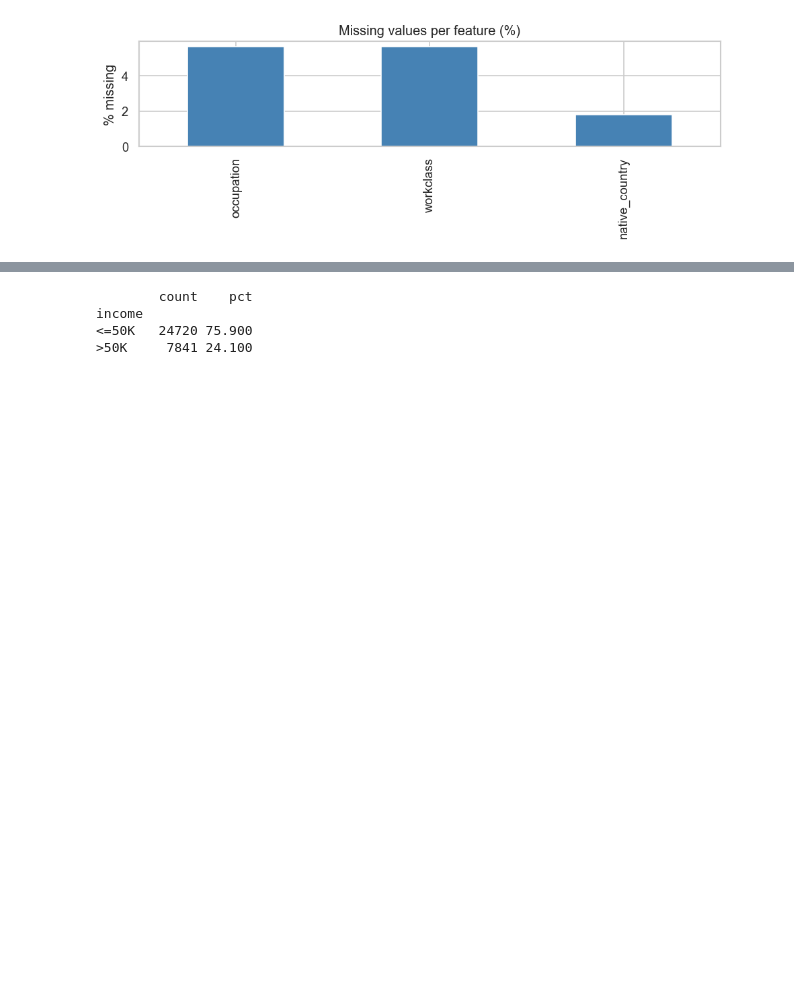
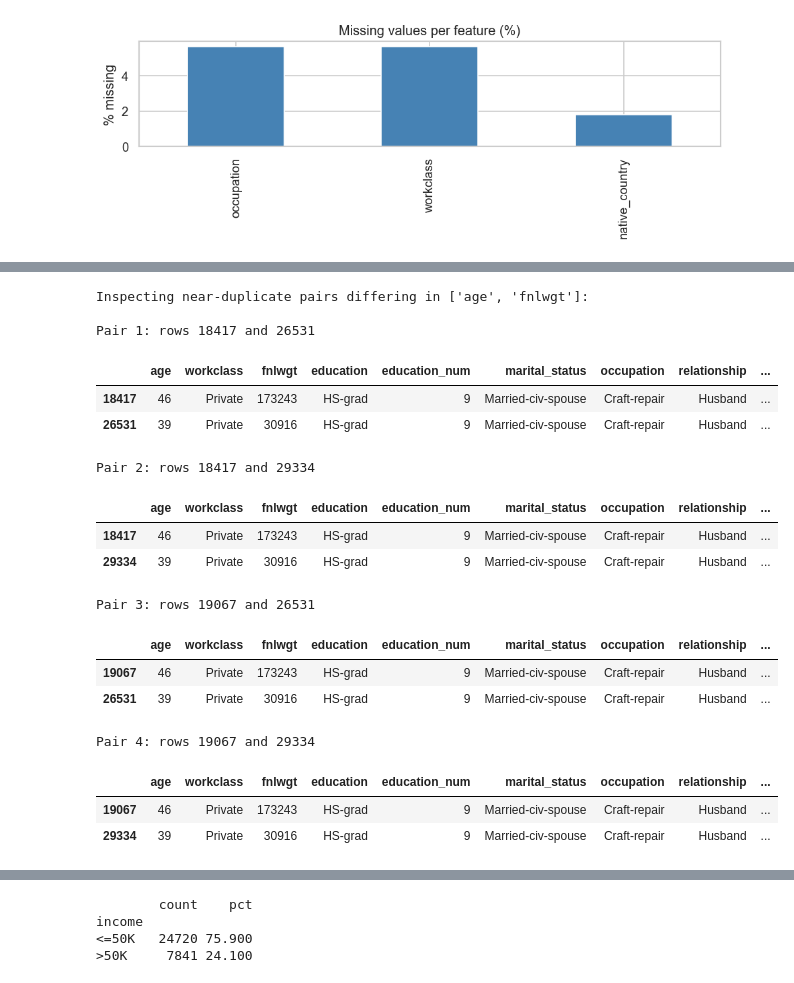
Before and after one commit to elisa-muller/ML-project, a Jupyter notebook: eda_adult_census.ipynb, the cells around one changed output, grey strips where cells are left out. Cells and saved outputs as stored; diff of their text form; code cells hidden in the pictures; blank space fills up the shorter version.

```diff
--- a/eda_adult_census.ipynb
+++ b/eda_adult_census.ipynb
@@ -138,0 +268,36 @@ plt.show()
+# %%
+# Duplicate check
+duplicate_count = df.duplicated().sum()
+print(f'Total duplicate rows: {duplicate_count}')
+if duplicate_count > 0:
+    duplicate_rows = df[df.duplicated(keep=False)].copy()
+
+    # Exact duplicate groups
+    exact_groups = duplicate_rows.groupby(list(df.columns), dropna=False).size()
+    exact_groups = exact_groups[exact_groups > 1]
+    if len(exact_groups) > 0:
+        print('\nExact duplicate groups:')
+        print(exact_groups.head(10))
+    else:
+        print('\nNo exact duplicate groups found.')
+
+    # Near duplicates differing by 1 or 2 variables
+    near_duplicates = []
+    dup_index = duplicate_rows.index.to_list()
+    for i in range(len(duplicate_rows)):
+        for j in range(i + 1, len(duplicate_rows)):
+            row_i = duplicate_rows.iloc[i]
+            row_j = duplicate_rows.iloc[j]
+            diff_cols = [
+                col for col in df.columns
+                if not ((pd.isna(row_i[col]) and pd.isna(row_j[col])) or row_i[col] == row_j[col])
+            ]
+            if 1 <= len(diff_cols) <= 2:
+                near_duplicates.append((dup_index[i], dup_index[j], diff_cols))
+
+    if near_duplicates:
+        print(f'\nNear-duplicate pairs differing in 1 or 2 columns: {len(near_duplicates)} found')
+        for i, (idx_i, idx_j, cols) in enumerate(near_duplicates[:10]):
+            print(f'Pair {i + 1}: rows {idx_i} and {idx_j} differ in {cols}')
+    else:
+        print('\nNo near-duplicate pairs found that differ in 1 or 2 columns.')
@@ -138,0 +322,26 @@ plt.show()
+# %%
+# Inspecting near-duplicate pairs
+near_pairs = [(18417, 26531), (18417, 29334), (19067, 26531), (19067, 29334)]
+print("Inspecting near-duplicate pairs differing in ['age', 'fnlwgt']:")
+for i, (idx1, idx2) in enumerate(near_pairs, 1):
+    print(f"\nPair {i}: rows {idx1} and {idx2}")
+    display(df.loc[[idx1, idx2]])
+# %% [output]
+Inspecting near-duplicate pairs differing in ['age', 'fnlwgt']:
+
+Pair 1: rows 18417 and 26531
+|  | age | workclass | fnlwgt | education | education_num | marital_status | occupation | relationship | ... |
+| 18417 | 46 | Private | 173243 | HS-grad | 9 | Married-civ-spouse | Craft-repair | Husband | ... |
+| 26531 | 39 | Private | 30916 | HS-grad | 9 | Married-civ-spouse | Craft-repair | Husband | ... |
+Pair 2: rows 18417 and 29334
+|  | age | workclass | fnlwgt | education | education_num | marital_status | occupation | relationship | ... |
+| 18417 | 46 | Private | 173243 | HS-grad | 9 | Married-civ-spouse | Craft-repair | Husband | ... |
+| 29334 | 39 | Private | 30916 | HS-grad | 9 | Married-civ-spouse | Craft-repair | Husband | ... |
+Pair 3: rows 19067 and 26531
+|  | age | workclass | fnlwgt | education | education_num | marital_status | occupation | relationship | ... |
+| 19067 | 46 | Private | 173243 | HS-grad | 9 | Married-civ-spouse | Craft-repair | Husband | ... |
+| 26531 | 39 | Private | 30916 | HS-grad | 9 | Married-civ-spouse | Craft-repair | Husband | ... |
+Pair 4: rows 19067 and 29334
+|  | age | workclass | fnlwgt | education | education_num | marital_status | occupation | relationship | ... |
+| 19067 | 46 | Private | 173243 | HS-grad | 9 | Married-civ-spouse | Craft-repair | Husband | ... |
+| 29334 | 39 | Private | 30916 | HS-grad | 9 | Married-civ-spouse | Craft-repair | Husband | ... |
```
Also changed, not shown: parts of 15 cells of this notebook.
